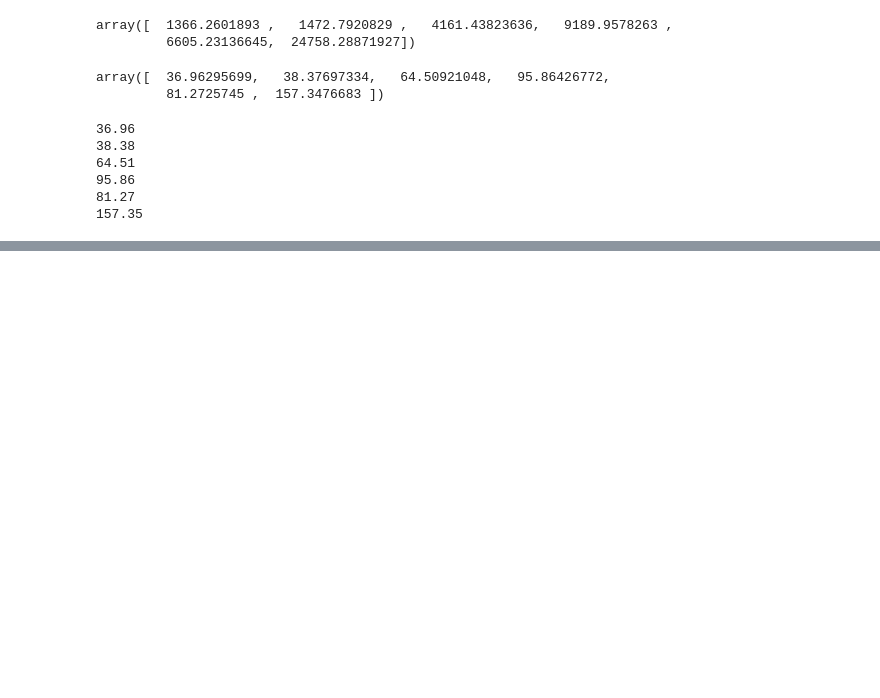
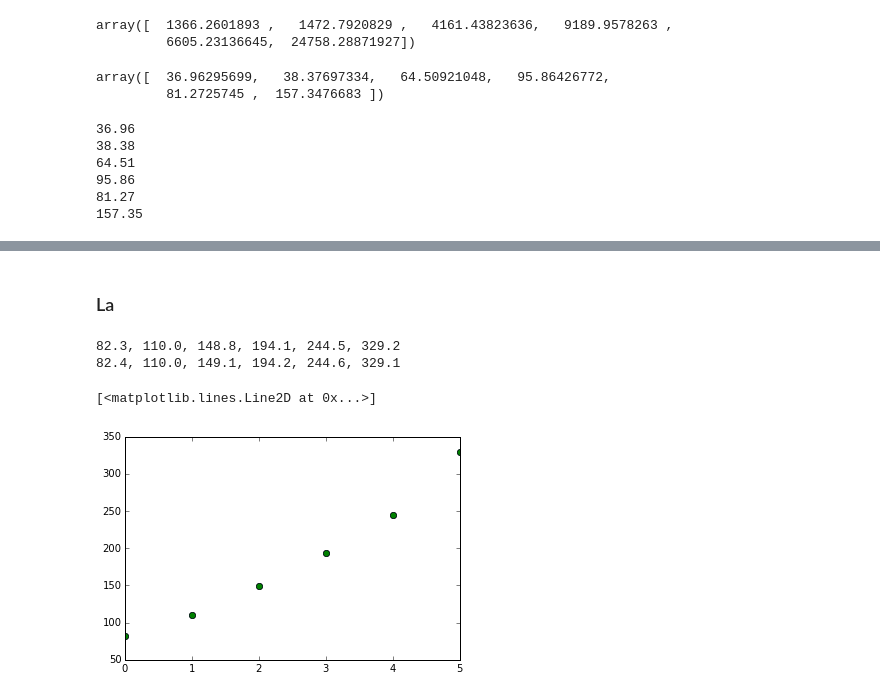
Before and after one commit to flothesof/LiveFFTPitchTracker, a Jupyter notebook: 20150723_inversion.ipynb, the cells around one changed output, grey strips where cells are left out. Drawn from its saved outputs; the diff is of its cells as text; code cells hidden in the pictures; blank space fills up the shorter version.

```diff
--- a/20150723_inversion.ipynb
+++ b/20150723_inversion.ipynb
@@ -643,0 +887,14 @@ for _ in np.sqrt(Delta_F):
+# %% [markdown]
+### La
+# %%
+measured_freqs = [82.3,110.0,148.8,194.1,244.5,329.2]
+expected_freqs = tuning_step(tuning_mat, initial_freqs, Delta_F, 2)
+print_strings(measured_freqs)
+print_strings(expected_freqs)
+plt.plot(measured_freqs, 'o')
+plt.plot(expected_freqs, 'o')
+# %% [output]
+82.3, 110.0, 148.8, 194.1, 244.5, 329.2
+82.4, 110.0, 149.1, 194.2, 244.6, 329.1
+[<matplotlib.lines.Line2D at 0x...>]
+[figure, added]
```
Also changed, not shown: parts of 142 cells of this notebook.
